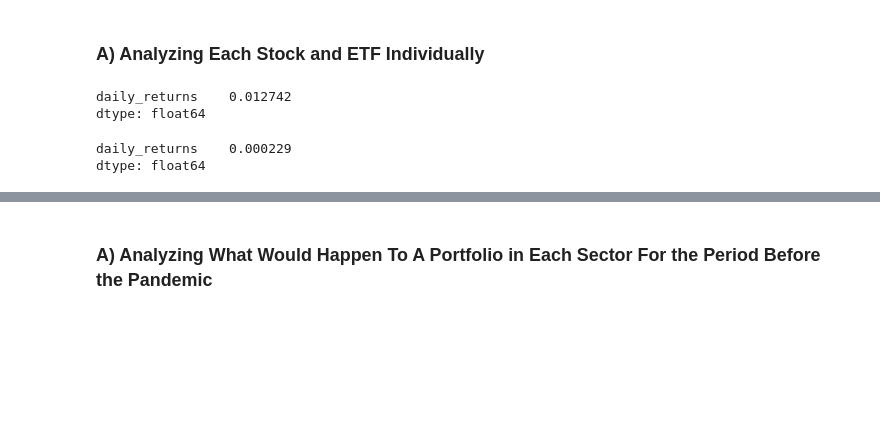
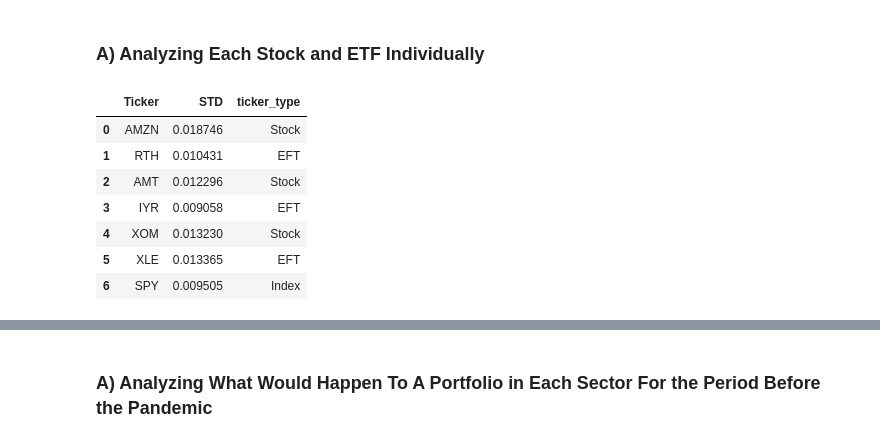
Before and after one commit to jha-ayush/COVID-financial-portfolio-analysis, a Jupyter notebook: prepandemic_financial_portfolio_analyzer.ipynb, the cells around one changed output, grey strips where cells are left out. Cells and saved outputs as stored; diff of their text form; code cells hidden in the pictures; blank space fills up the shorter version.

```diff
--- a/prepandemic_financial_portfolio_analyzer.ipynb
+++ b/prepandemic_financial_portfolio_analyzer.ipynb
@@ -345,9 +346,18 @@ import pyfolio as pf
 # %%
-Pandemic_prices_df = pd.concat([AMZN_daily_returns_df, RTH_daily_returns_df, AMT_daily_returns_df, IYR_daily_returns_df, XOM_daily_returns_df, XLE_daily_returns_df, SPY_daily_returns_df],axis=0, keys=["AMZN","RTH","AMT","IYR","XOM","XLE","SPY"])
-display(Pandemic_prices_df.std())
-display(Pandemic_prices_df.mean())
+Pandemic_prices_df = pd.concat([AMZN_daily_returns_df, RTH_daily_returns_df, AMT_daily_returns_df, IYR_daily_returns_df, XOM_daily_returns_df, XLE_daily_returns_df, SPY_daily_returns_df],axis=1, keys=["AMZN","RTH","AMT","IYR","XOM","XLE","SPY"])
-# %% [output]
-daily_returns    0.012742
-dtype: float64
-daily_returns    0.000229
-dtype: float64
+# %%
+pandemic_std=pd.DataFrame(Pandemic_prices_df.std())
+pandemic_std=pandemic_std.reset_index()
+del pandemic_std['level_1']
+pandemic_std.rename({'level_0': 'Ticker', 0: 'STD'}, axis=1, inplace=True)
+pandemic_std['ticker_type']=['Stock','EFT','Stock','EFT','Stock','EFT','Index']
+pandemic_std
+# %% [output]
+|  | Ticker | STD | ticker_type |
+| 0 | AMZN | 0.018746 | Stock |
+| 1 | RTH | 0.010431 | EFT |
+| 2 | AMT | 0.012296 | Stock |
+| 3 | IYR | 0.009058 | EFT |
+| 4 | XOM | 0.013230 | Stock |
+| 5 | XLE | 0.013365 | EFT |
+| 6 | SPY | 0.009505 | Index |
```
Also changed, not shown: parts of 71 cells of this notebook, 2 other files.
